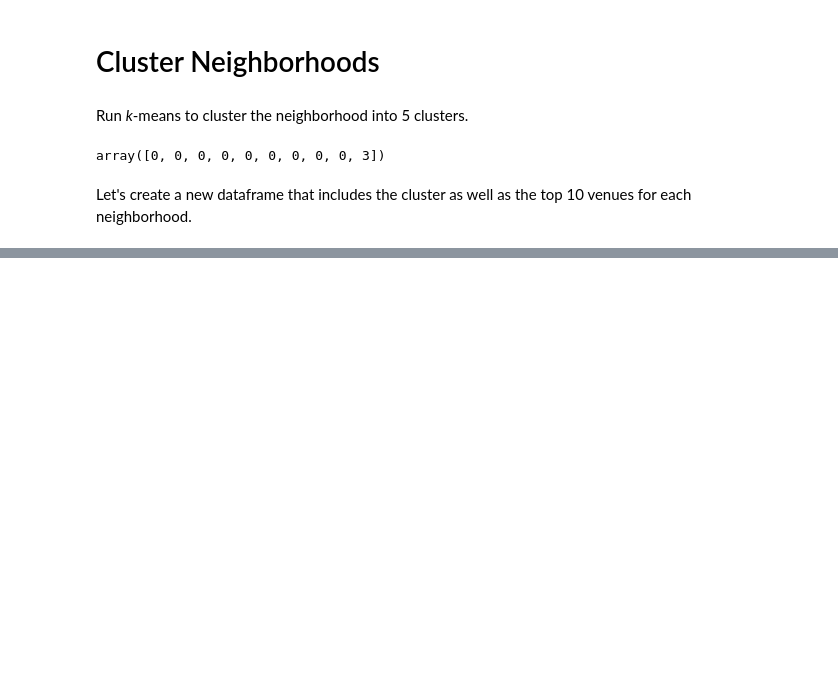
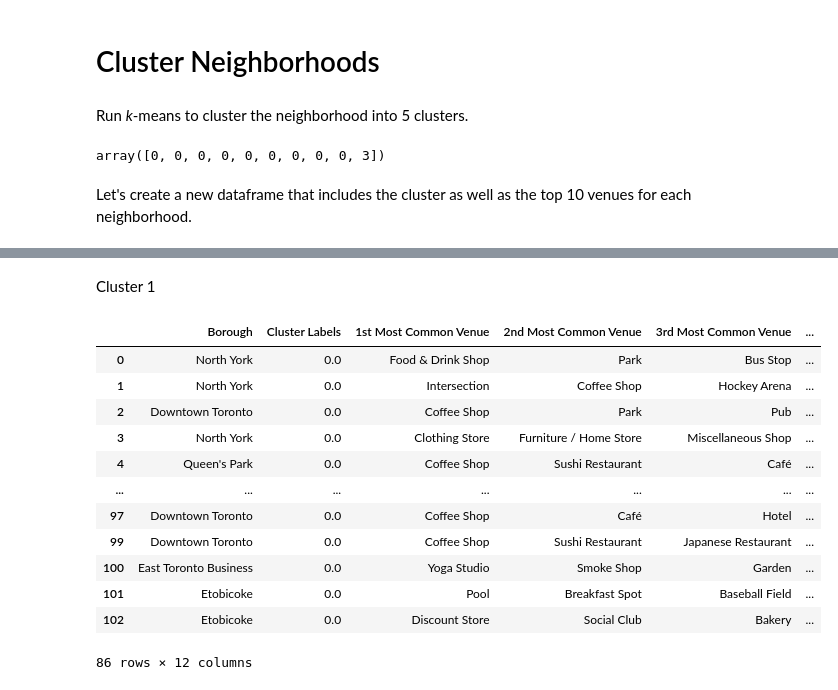
Before and after one commit to leodrivera/Coursera_Capstone, a Jupyter notebook: Neighborhoods in Toronto/Part_3.ipynb, the cells around one changed output, grey strips where cells are left out. Saved outputs shown, nothing was run; the diff lists cells and outputs as text; code cells hidden in the pictures; blank space fills up the shorter version.

```diff
--- a/Neighborhoods in Toronto/Part_3.ipynb
+++ b/Neighborhoods in Toronto/Part_3.ipynb
@@ -421,3 +421,21 @@ for lat, lon, poi, cluster in zip(toronto_merged['Latitude'], toronto_merged['Lo
 map_clusters
 # %% [output]
 [interactive output not drawn]
+# %% [markdown]
+Cluster 1
+# %%
+toronto_merged.loc[toronto_merged['Cluster Labels'] == 0, toronto_merged.columns[[1] + list(range(5, toronto_merged.shape[1]))]]
+# %% [output]
+|  | Borough | Cluster Labels | 1st Most Common Venue | 2nd Most Common Venue | 3rd Most Common Venue | ... |
+| 0 | North York | 0.0 | Food & Drink Shop | Park | Bus Stop | ... |
+| 1 | North York | 0.0 | Intersection | Coffee Shop | Hockey Arena | ... |
+| 2 | Downtown Toronto | 0.0 | Coffee Shop | Park | Pub | ... |
+| 3 | North York | 0.0 | Clothing Store | Furniture / Home Store | Miscellaneous Shop | ... |
+| 4 | Queen's Park | 0.0 | Coffee Shop | Sushi Restaurant | Café | ... |
+| ... | ... | ... | ... | ... | ... | ... |
+| 97 | Downtown Toronto | 0.0 | Coffee Shop | Café | Hotel | ... |
+| 99 | Downtown Toronto | 0.0 | Coffee Shop | Sushi Restaurant | Japanese Restaurant | ... |
+| 100 | East Toronto Business | 0.0 | Yoga Studio | Smoke Shop | Garden | ... |
+| 101 | Etobicoke | 0.0 | Pool | Breakfast Spot | Baseball Field | ... |
+| 102 | Etobicoke | 0.0 | Discount Store | Social Club | Bakery | ... |
+86 rows × 12 columns
```
Also changed, not shown: parts of 8 cells of this notebook.
